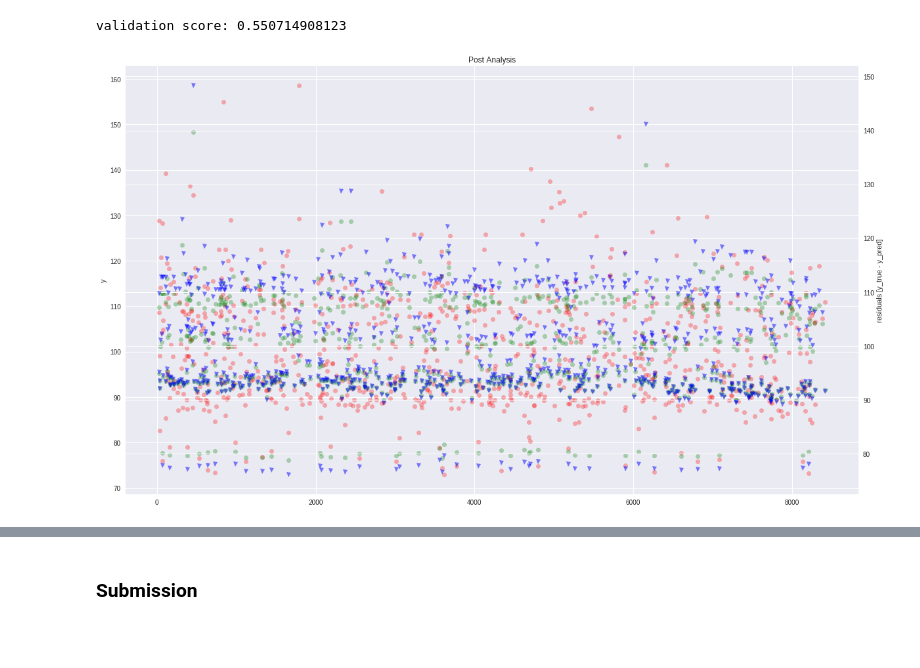
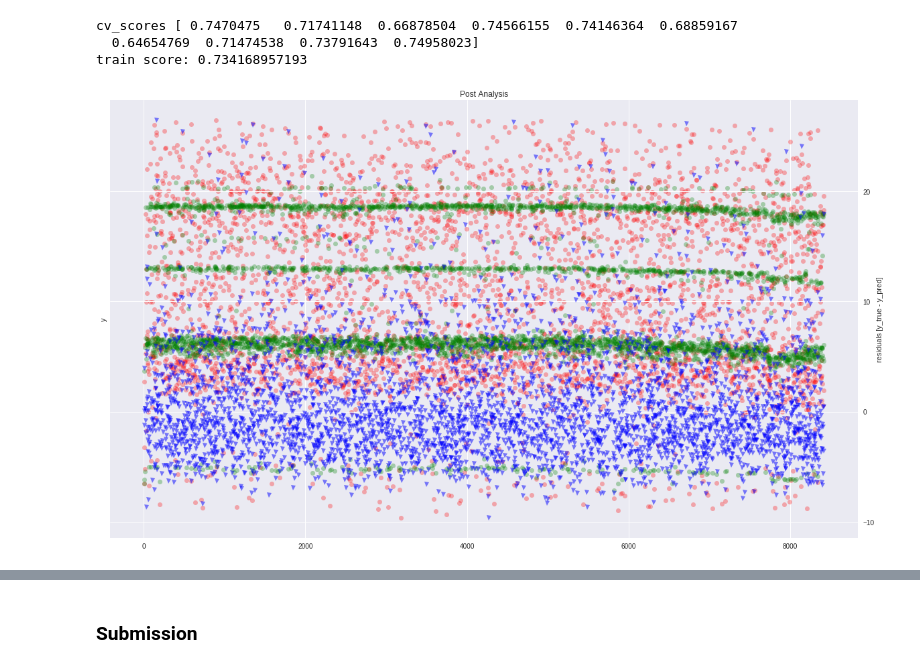
Before and after one commit to jovsa/mercedes-benz-greener-manufacturing, a Jupyter notebook: mercedes-benz-greener-manufacturing/notebooks/initial benchmark.ipynb, the cells around one changed output, grey strips where cells are left out. Saved outputs shown, nothing was run; the diff lists cells and outputs as text; code cells hidden in the pictures; blank space fills up the shorter version.

```diff
--- a/mercedes-benz-greener-manufacturing/notebooks/initial benchmark.ipynb
+++ b/mercedes-benz-greener-manufacturing/notebooks/initial benchmark.ipynb
@@ -42,0 +94,9 @@ test = test.set_index('ID')
+# %%
+keep_cols = list(train.T.drop_duplicates().T.columns)
+train = train[keep_cols]
+
+keep_cols.remove('y')
+test = test[keep_cols]
+# %%
+# keeping only values < 120
+train = train[train['y']<120]
@@ -79,38 +141,46 @@ def xgb_r2(y_pred, dtrain):
 
 estimator = [{
         'objective': "reg:linear",
-        'max_depth': 10,
+        'max_depth': 5,
+        'n_estimators': 100,
         'learning_rate': 0.05,
         'nthread': 12,
         'seed': seed_val,
-        'subsample': 0.8,
+        'subsample': 0.7,
+        'colsample_bytree': 0.7,
+        'reg_alpha': 20,
+        'reg_lambda': 10,
         'silent': True
     }]
 
-eval_set =[(trn_x, trn_y), (val_x, val_y)]
-model = XGBRegressor(**estimator[0]).fit(trn_x, trn_y, eval_set=eval_set, verbose=False, eval_metric=xgb_r2)
-print('validation score:', r2_score(val_y, model.predict(val_x) ))
+scores = cross_val_score(XGBRegressor(**estimator[0]), train_x, train_y, cv=10, scoring='r2')
+print('cv_scores', scores)
+
+model = XGBRegressor(**estimator[0]).fit(train_x, train_y, verbose=False, eval_metric=xgb_r2)
+print('train score:', r2_score(train_y, model.predict(train_x)))
 # %% [output]
-validation score: 0.550714908123
+cv_scores [ 0.7470475   0.71741148  0.66878504  0.74566155  0.74146364  0.68859167
+  0.64654769  0.71474538  0.73791643  0.74958023]
+train score: 0.734168957193
 # %%
-post_analysis = val_x.copy()
-post_analysis['y_pred'] = model.predict(val_x)
-post_analysis['y_true'] = val_y
+post_analysis = train_x.copy()
+post_analysis['y_pred'] = model.predict(train_x)
+post_analysis['y_true'] = train_y
 post_analysis['residuals'] = post_analysis[['y_pred', 'y_true']].apply(lambda x: x['y_true'] - x['y_pred'], axis=1)
 # %%
 majorLocator = MultipleLocator(10)
 
-fix, ax1 = plt.subplots(figsize=(20,12))
+fig, ax1 = plt.subplots(figsize=(20,12))
 ax2 = ax1.twinx()
 plt.title('Post Analysis')
 ax1.set_ylabel('y')
 ax2.set_ylabel('residuals [y_true - y_pred]')
 plt.xlabel('user_id')
 ax1.plot(post_analysis.index.values, post_analysis['y_true'],'ro', alpha=0.30)
 ax1.plot(post_analysis.index.values, post_analysis['y_pred'],'go', alpha=0.30)
-ax2.plot(post_analysis.index.values, post_analysis['y_pred'],'bv', alpha=0.50)
+ax2.plot(post_analysis.index.values, post_analysis['residuals'],'bv', alpha=0.50)
 ax1.yaxis.set_major_locator(majorLocator)
 ax2.yaxis.set_major_locator(majorLocator)
 plt.show()
 # %% [output]
-[figure, old version]
+[figure, new version]
```
Also changed, not shown: parts of 11 cells of this notebook.
